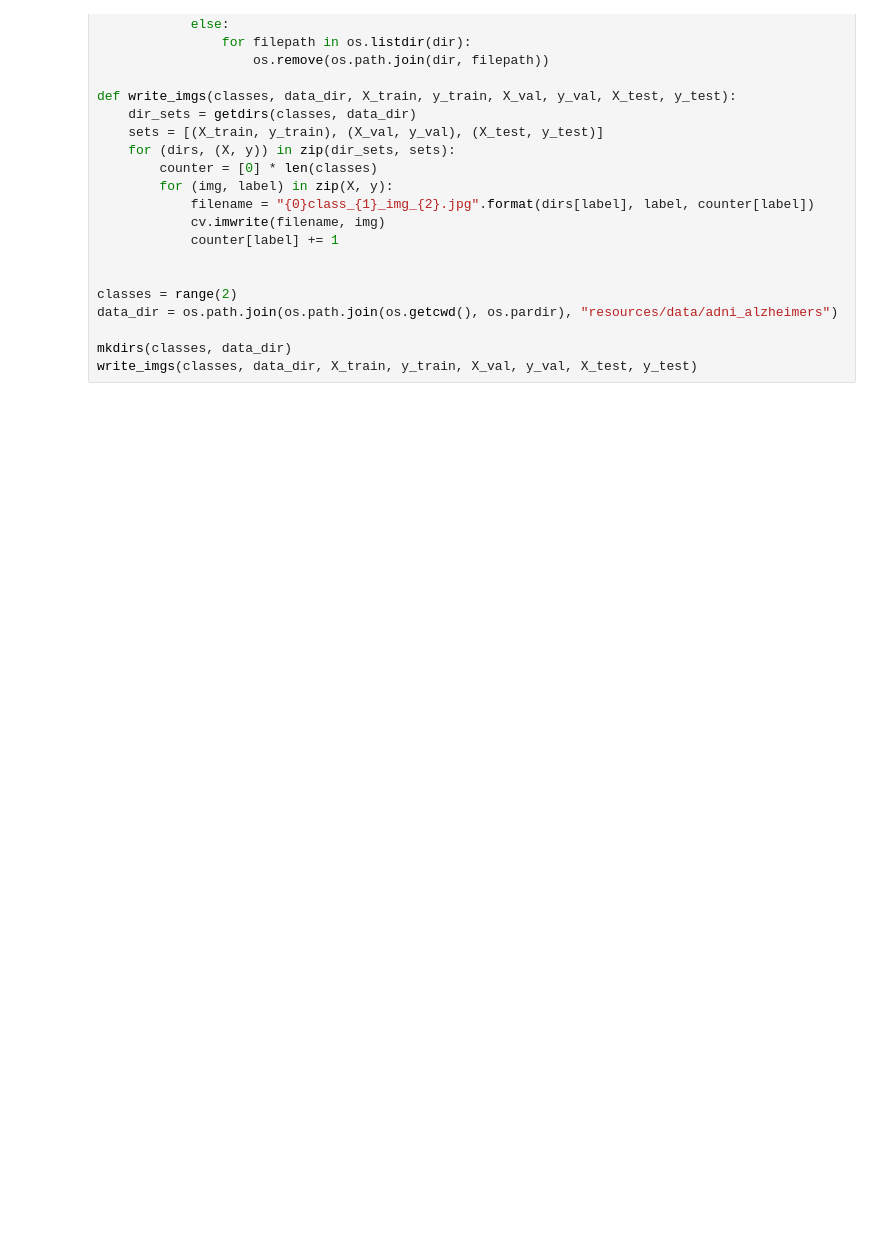
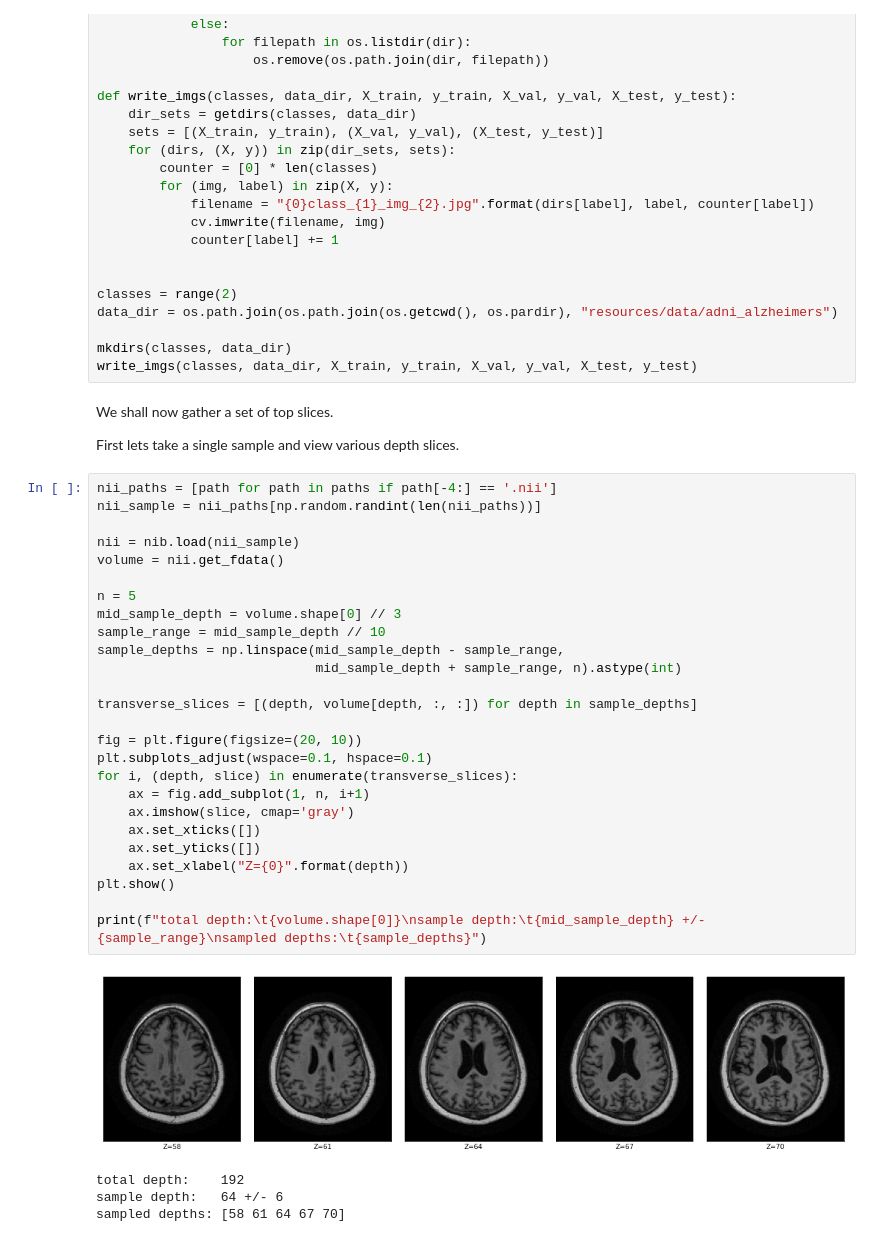
Before and after one commit to kaihulme/ad-gan, a Jupyter notebook: notebooks/adni_fmri_alzheimers_data_handling.ipynb, the cells around one changed output. Cells and saved outputs as stored; diff of their text form; blank space fills up the shorter version.

```diff
--- a/notebooks/adni_fmri_alzheimers_data_handling.ipynb
+++ b/notebooks/adni_fmri_alzheimers_data_handling.ipynb
@@ -284,3 +332,38 @@ data_dir = os.path.join(os.path.join(os.getcwd(), os.pardir), "resources/data/ad
 
 mkdirs(classes, data_dir)
 write_imgs(classes, data_dir, X_train, y_train, X_val, y_val, X_test, y_test)
+# %% [markdown]
+We shall now gather a set of top slices.
+
+First lets take a single sample and view various depth slices.
+# %%
+nii_paths = [path for path in paths if path[-4:] == '.nii']
+nii_sample = nii_paths[np.random.randint(len(nii_paths))]
+
+nii = nib.load(nii_sample)
+volume = nii.get_fdata()
+
+n = 5
+mid_sample_depth = volume.shape[0] // 3
+sample_range = mid_sample_depth // 10
+sample_depths = np.linspace(mid_sample_depth - sample_range,
+                            mid_sample_depth + sample_range, n).astype(int)
+
+transverse_slices = [(depth, volume[depth, :, :]) for depth in sample_depths]
+
+fig = plt.figure(figsize=(20, 10))
+plt.subplots_adjust(wspace=0.1, hspace=0.1)
+for i, (depth, slice) in enumerate(transverse_slices):
+    ax = fig.add_subplot(1, n, i+1)
+    ax.imshow(slice, cmap='gray')
+    ax.set_xticks([])
+    ax.set_yticks([])
+    ax.set_xlabel("Z={0}".format(depth))
+plt.show()
+
+print(f"total depth:\t{volume.shape[0]}\nsample depth:\t{mid_sample_depth} +/- {sample_range}\nsampled depths:\t{sample_depths}")
+# %% [output]
+[figure, added]
+total depth:    192
+sample depth:   64 +/- 6
+sampled depths: [58 61 64 67 70]
```
Also changed, not shown: parts of 5 cells of this notebook, 2 other files.
